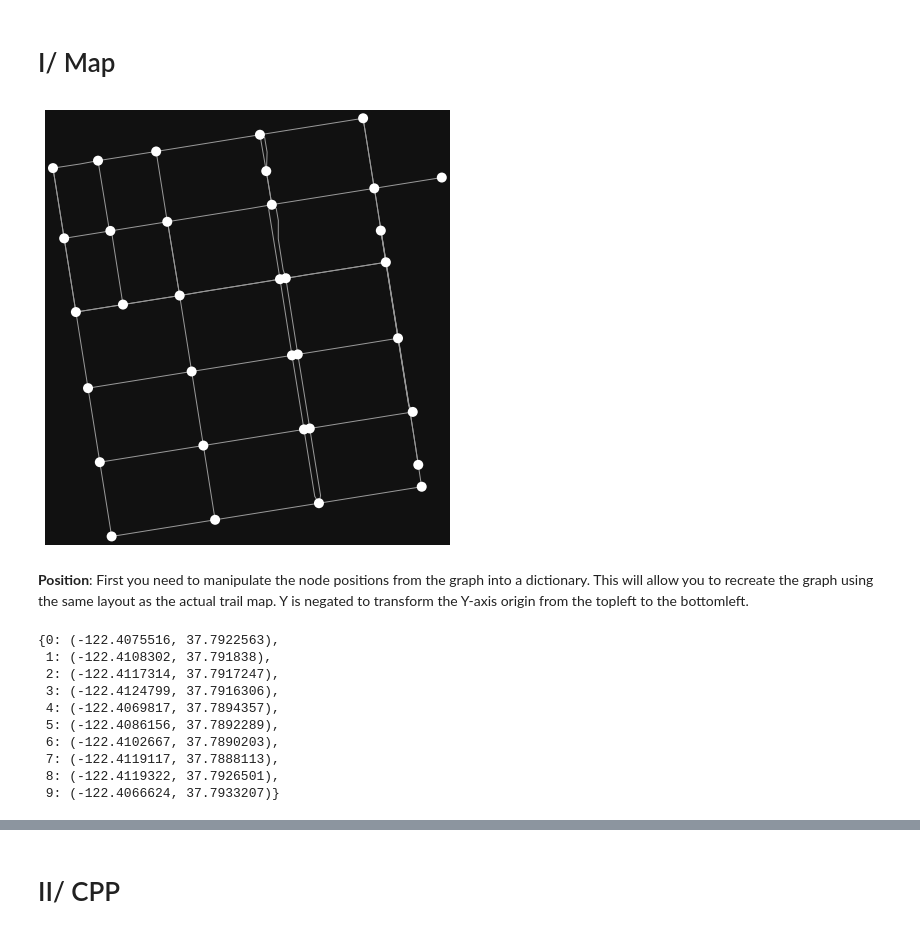
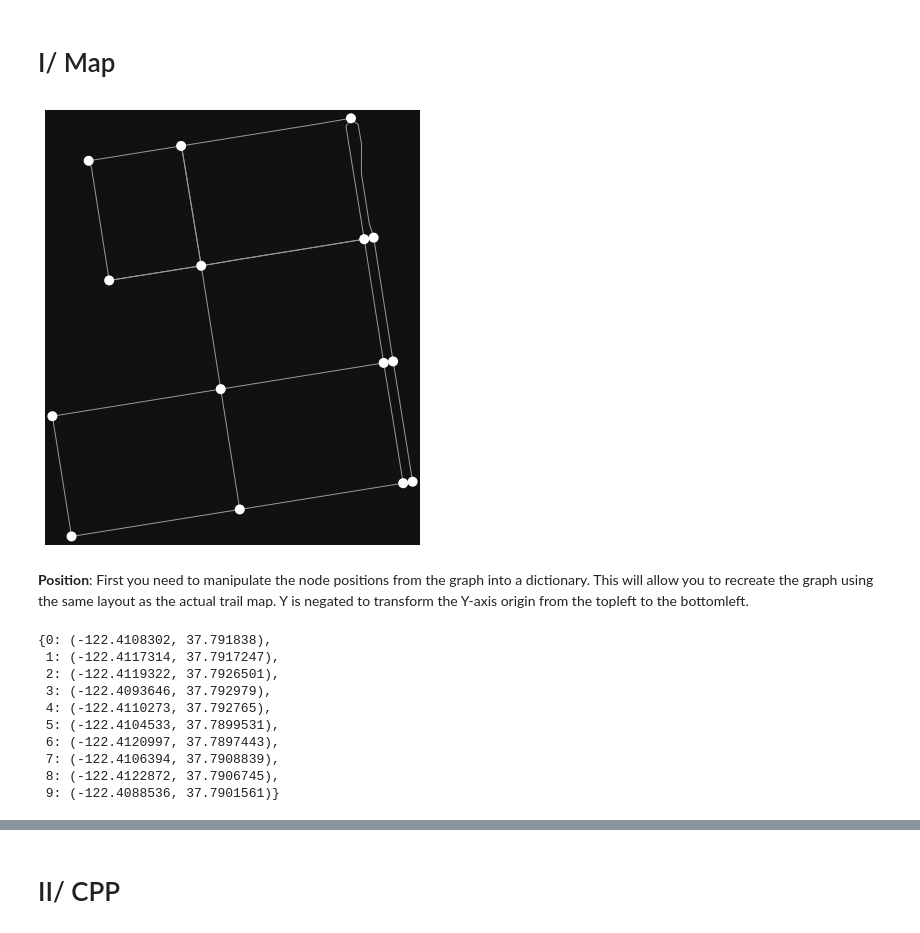
Before and after one commit to 3outeille/operational-research-project, a Jupyter notebook: sandbox/marius/drone.ipynb, the cells around one changed output, grey strips where cells are left out. Drawn from its saved outputs; the diff is of its cells as text; code cells hidden in the pictures.

```diff
--- a/sandbox/marius/drone.ipynb
+++ b/sandbox/marius/drone.ipynb
@@ -18,12 +18,12 @@ networkx: 2.5.1
 # %%
 # define a point at the corner of California St and Mason St in SF
 location_point = (37.791427, -122.410018)
 
 # create network from point, inside bounding box of N, S, E, W each 100m from point
-MDG = ox.graph_from_point(location_point, dist=300, dist_type="bbox", network_type="drive")
+MDG = ox.graph_from_point(location_point, dist=200, dist_type="bbox", network_type="drive")
 fig, ax = ox.plot_graph(MDG, node_color="white", node_size=100)
 # %% [output]
-[figure, old version]
+[figure, new version]
 # %%
 MDG = nx.convert_node_labels_to_integers(MDG) # Use label to deal with node id
 MG = ox.utils_graph.get_undirected(MDG) # MultiDiGraph -> MultiGraph
@@ -36,13 +36,13 @@ node_positions = {node[0]: (node[1]['x'], node[1]['y']) for node in MG.nodes(dat
 # Preview of node_positions with a bit of hack (there is no head/slice method for dictionaries).
 dict(list(node_positions.items())[0:10])
 # %% [output]
-{0: (-122.4075516, 37.7922563),
- 1: (-122.4108302, 37.791838),
- 2: (-122.4117314, 37.7917247),
- 3: (-122.4124799, 37.7916306),
- 4: (-122.4069817, 37.7894357),
- 5: (-122.4086156, 37.7892289),
- 6: (-122.4102667, 37.7890203),
- 7: (-122.4119117, 37.7888113),
- 8: (-122.4119322, 37.7926501),
- 9: (-122.4066624, 37.7933207)}
+{0: (-122.4108302, 37.791838),
+ 1: (-122.4117314, 37.7917247),
+ 2: (-122.4119322, 37.7926501),
+ 3: (-122.4093646, 37.792979),
+ 4: (-122.4110273, 37.792765),
+ 5: (-122.4104533, 37.7899531),
+ 6: (-122.4120997, 37.7897443),
+ 7: (-122.4106394, 37.7908839),
+ 8: (-122.4122872, 37.7906745),
+ 9: (-122.4088536, 37.7901561)}
```
Also changed, not shown: parts of 36 cells of this notebook, 3 other files.
